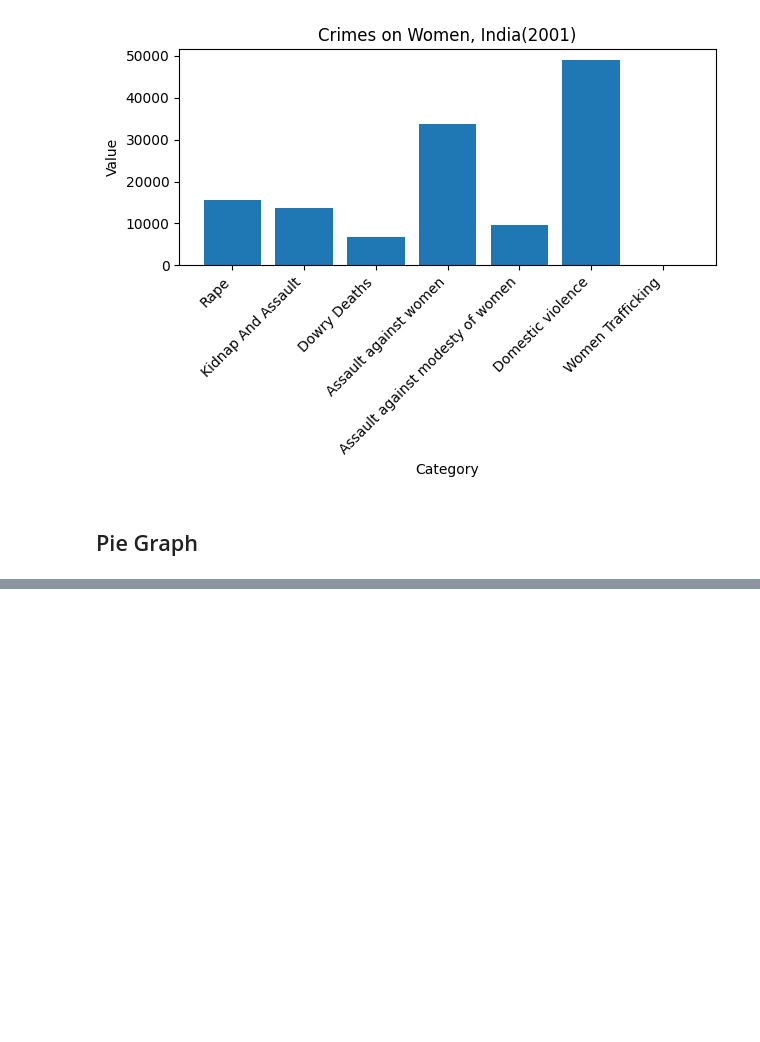
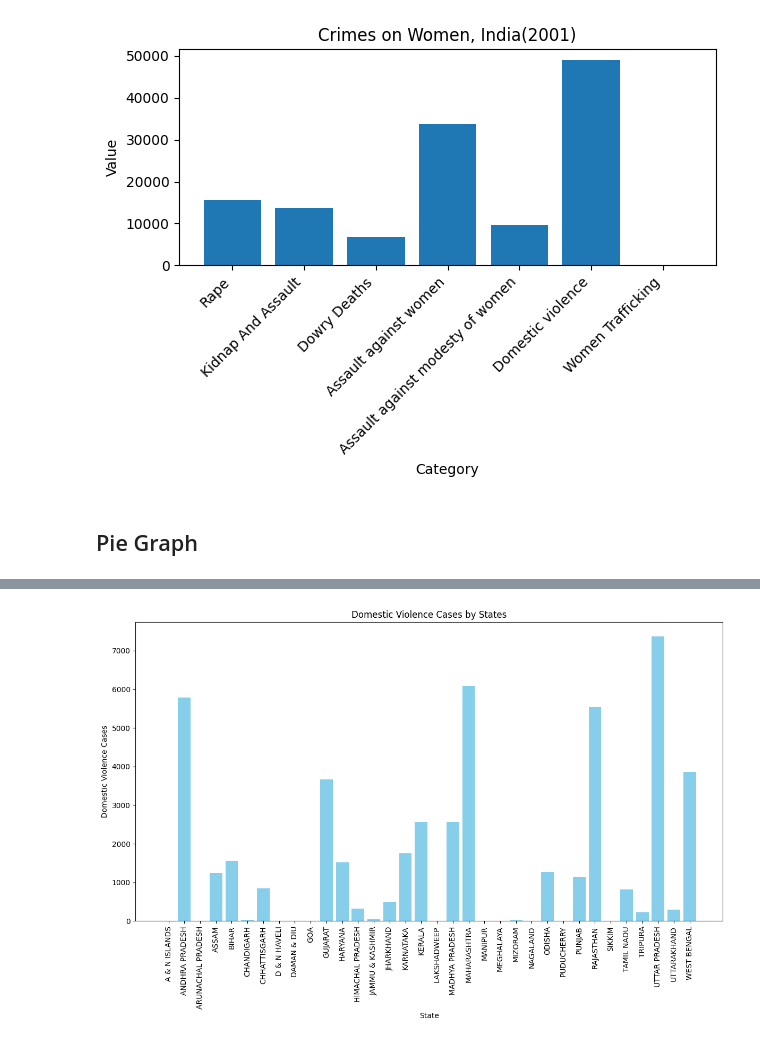
Before and after one commit to Reuel-Christian-Pornobe/VDA-CPE031-CPE21S4, a Jupyter notebook: Laboratory_Introduction_to_Matplot.ipynb, the cells around one changed output, grey strips where cells are left out. Cells and saved outputs as stored; diff of their text form; code cells hidden in the pictures; blank space fills up the shorter version.

```diff
--- a/Laboratory_Introduction_to_Matplot.ipynb
+++ b/Laboratory_Introduction_to_Matplot.ipynb
@@ -187,0 +173,20 @@ KeyError: ' Domestic violence'
+# %%
+import pandas as pd
+import matplotlib.pyplot as plt
+
+df = pd.read_csv('crimesOnWomen.csv')
+
+
+state_domestic_violence = df.groupby('State')['Domestic violence'].sum()
+
+
+plt.figure(figsize=(12, 8))
+plt.bar(state_domestic_violence.index, state_domestic_violence.values, color='skyblue')
+plt.xlabel('State')
+plt.ylabel('Domestic Violence Cases')
+plt.title('Domestic Violence Cases by States')
+plt.xticks(rotation=90)
+plt.tight_layout()
+plt.show()
+# %% [output]
+[figure, added]
```
Also changed, not shown: parts of 5 cells of this notebook.
